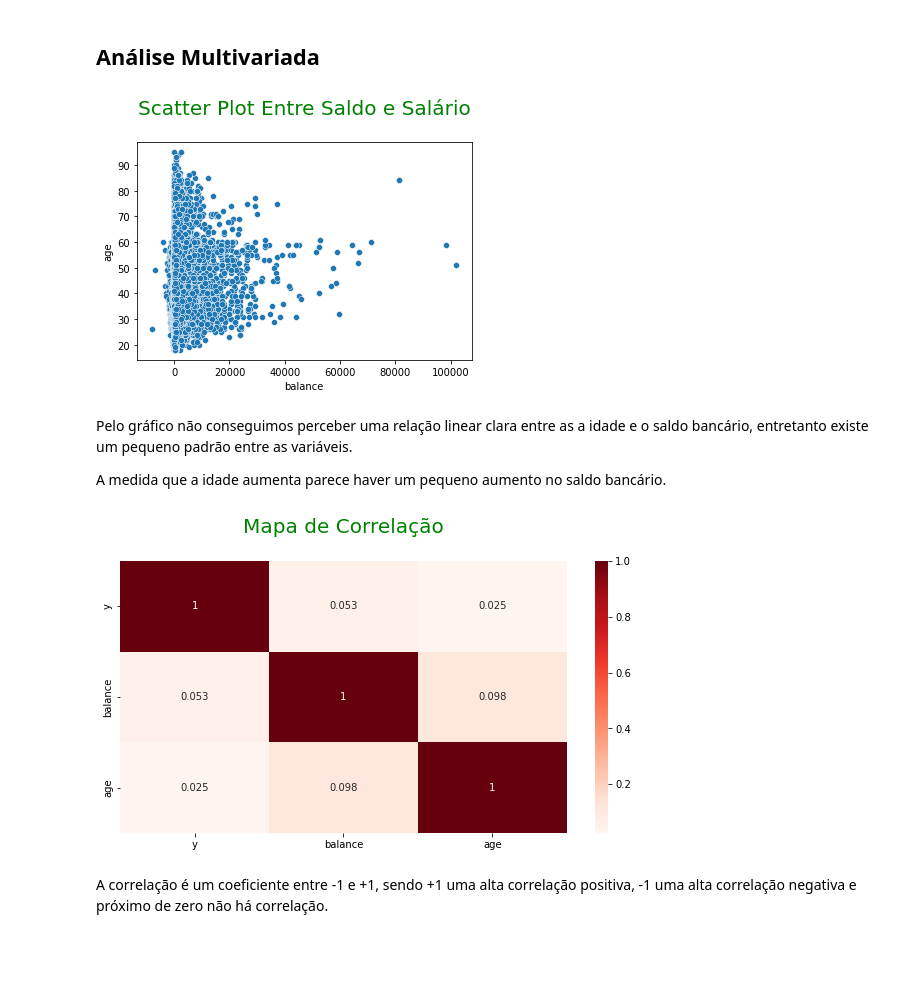
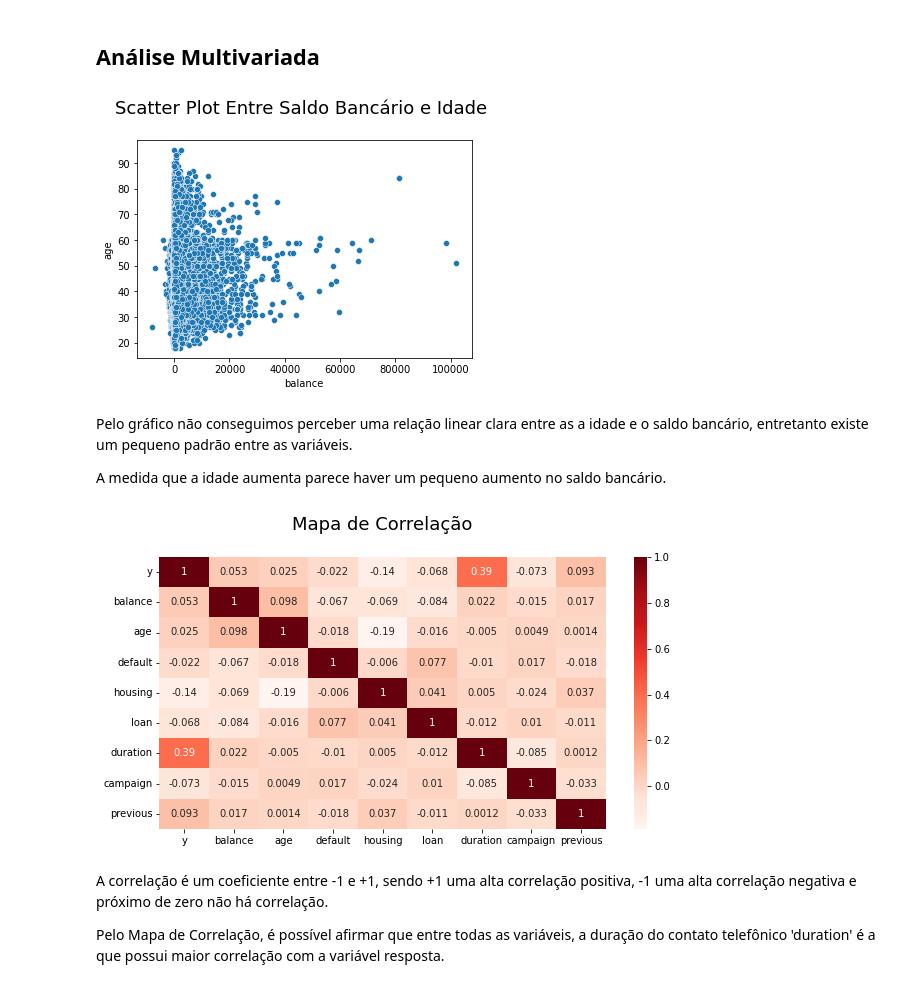
Before and after one commit to raulrosapacheco/Campanhas-Telemarketing-Financeiras, a Jupyter notebook: MarketingFinanceira.ipynb, the cells around one changed output. Drawn from its saved outputs; the diff is of its cells as text; code cells hidden in the pictures; blank space fills up the shorter version.

```diff
--- a/MarketingFinanceira.ipynb
+++ b/MarketingFinanceira.ipynb
@@ -315,7 +315,7 @@ Valor máximo:  95
 Valor minimo:  18
 # %%
 # Criar uma lista de intervalos para cada faixa etária
-faixas_etarias = [18, 24, 30, 36, 42, 48, 54, 60, 66, 72, 78, 84, 90, 95]
+faixas_etarias = [17, 23, 29, 35, 41, 47, 53, 59, 65, 71, 77, 83, 89, 94]
 
 # Criar uma lista de rótulos para cada intervalo
 nomes_faixas_etarias = ['18-23', '24-29', '30-35', '36-41', '42-47', '48-53', '54-59', '60-65', '66-71', '72-77', '78-83', '84-89', '90-95']
@@ -436,29 +426,37 @@ df.head()
 # %%
 # Scatter Plot: Saldo e Idade
 sns.scatterplot(df["balance"], df["age"])
-plt.title("Scatter Plot Entre Saldo e Salário\n", fontdict = {'fontsize': 20, 'fontweight' : 5, 'color' : 'Green'})
+plt.title("Scatter Plot Entre Saldo Bancário e Idade \n", fontdict = {'fontsize': 18, 'fontweight' : 5})
 plt.show()
 # %% [output]
-[figure, old version]
+[figure, new version]
 # %% [markdown]
 Pelo gráfico não conseguimos perceber uma relação linear clara entre as a idade e o saldo bancário, entretanto existe um pequeno padrão entre as variáveis.
 
 A medida que a idade aumenta parece haver um pequeno aumento no saldo bancário.
 # %%
-# Correlação entre as variáveis 'y', 'balance' e 'age'
+# Correlação entre as variáveis 'y', 'balance', 'age', 'default', 'housing', 'loan', 'duration', 'campaign', 'previous'
+
+# Modifica a coluna 'y', 'default', 'housing', 'loan' para o tipo numérico onde response "yes"= 1, "no"= 0
+df["y"] = np.where(df["y"] == "yes",1,0)
+df["default"] = np.where(df["default"] == "yes",1,0)
+df["housing"] = np.where(df["housing"] == "yes",1,0)
+df["loan"] = np.where(df["loan"] == "yes",1,0)
 
 # Calcula a correlação
-res = df[["y", "balance", "age"]].corr()
+res = df[['y', 'balance', 'age', 'default', 'housing', 'loan', 'duration', 'campaign', 'previous']].corr()
 
 # Mapa de Correlação
 plt.figure(figsize = (10,5))
 sns.heatmap(res, annot = True, cmap = "Reds")
-plt.title("Mapa de Correlação\n", fontdict = {'fontsize': 20, 'fontweight' : 5, 'color' : 'Green'})
+plt.title("Mapa de Correlação\n", fontdict = {'fontsize': 18, 'fontweight' : 5})
 plt.show()
 # %% [output]
-[figure, old version]
+[figure, new version]
 # %% [markdown]
 A correlação é um coeficiente entre -1 e +1, sendo +1 uma alta correlação positiva, -1 uma alta correlação negativa e próximo de zero não há correlação.
+
+Pelo Mapa de Correlação, é possível afirmar que entre todas as variáveis, a  duração do contato telefônico 'duration' é a que possui maior correlação com a variável resposta.
 # %%
 # Mapa de correlação
 plt.figure(figsize=(25, 6))
```
Also changed, not shown: parts of 11 cells of this notebook.
